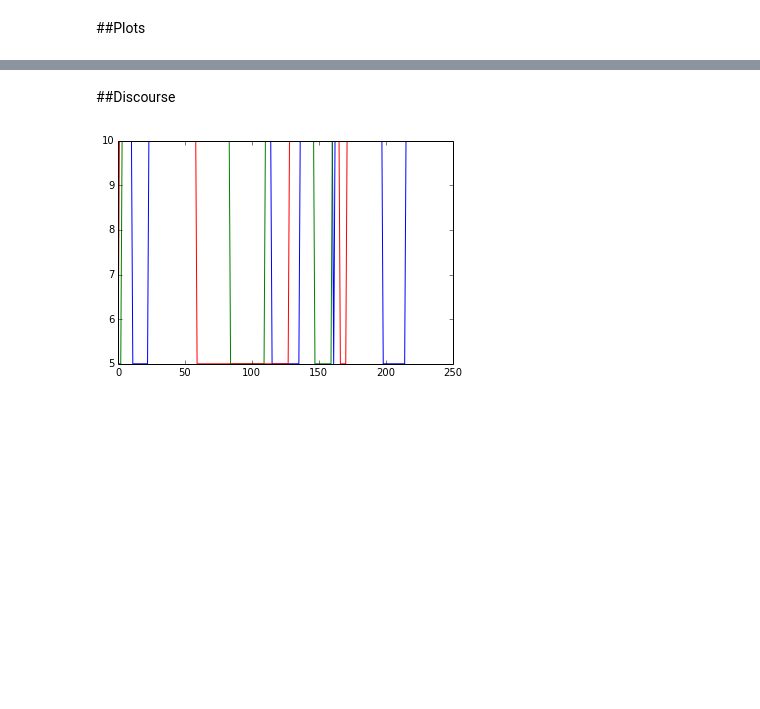
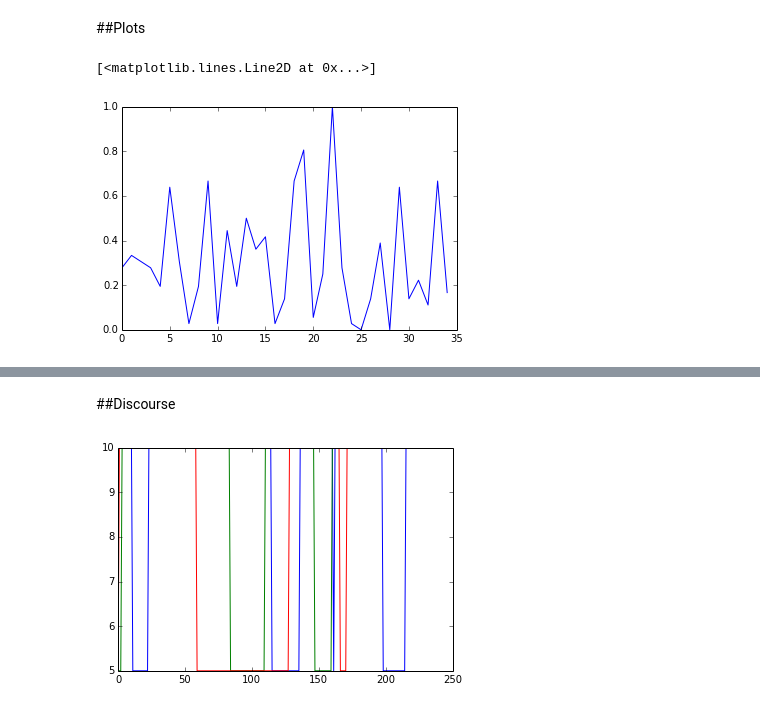
Before and after one commit to RahulJKVerma/NLP_Final_Project, a Jupyter notebook: notebooks/Master Notebook.ipynb, the cells around one changed output, grey strips where cells are left out. Drawn from its saved outputs; the diff is of its cells as text; code cells hidden in the pictures; blank space fills up the shorter version.

```diff
--- a/notebooks/Master Notebook.ipynb
+++ b/notebooks/Master Notebook.ipynb
@@ -433,0 +504,24 @@ metrics.r2_score(Y_dev, predicted_dev), metrics.r2_score(Y_test, predicted_test)
+# %%
+# Create linear regression object for informative features
+
+regr = linear_model.LinearRegression()
+
+X_train = train_set_inf.iloc[:,:-1]
+Y_train = train_set_inf.iloc[:,-1]
+X_dev = dev_set_inf.iloc[:,:-1]
+Y_dev = dev_set_inf.iloc[:,-1]
+X_test =test_set_inf.iloc[:,:-1]
+Y_test = test_set_inf.iloc[:,-1]
+
+# Train the model using the training sets
+regr.fit(X_train, Y_train)
+
+# The coefficients
+print('Coefficients: \n', regr.coef_)
+
+# The mean square error
+print("Residual sum of squares: %.2f"
+      % np.mean((regr.predict(X_dev) - Y_dev) ** 2))
+
+# Explained variance score: 1 is perfect prediction
+print('Variance score: %.2f' % regr.score(X_dev, Y_dev))
@@ -434,2 +602,7 @@ metrics.r2_score(Y_dev, predicted_dev), metrics.r2_score(Y_test, predicted_test)
 # %% [markdown]
 ##Plots
+# %%
+plot(normalized_Y_dev)
+# %% [output]
+[<matplotlib.lines.Line2D at 0x...>]
+[figure, added]
```
Also changed, not shown: parts of 22 cells of this notebook.
